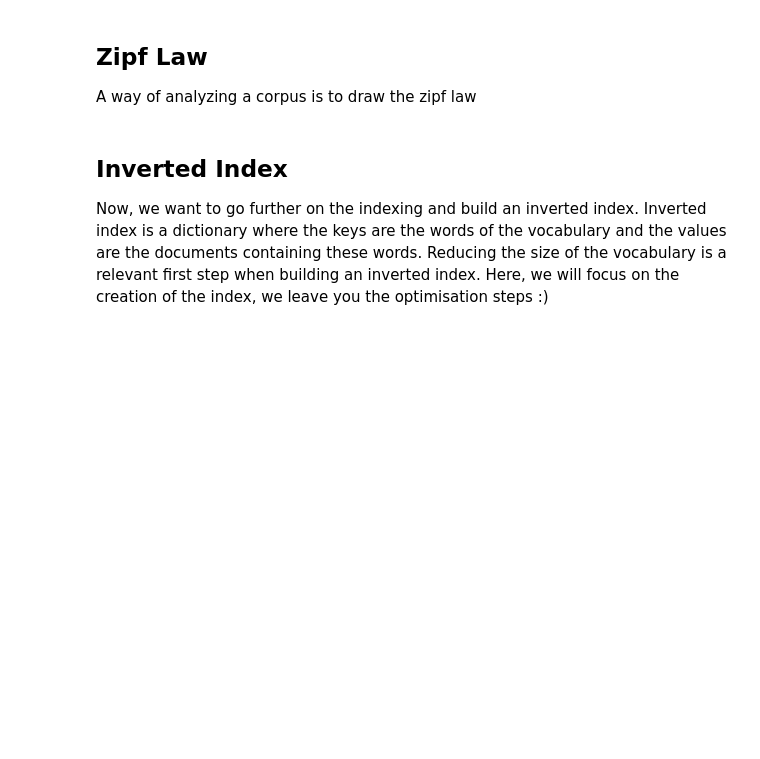
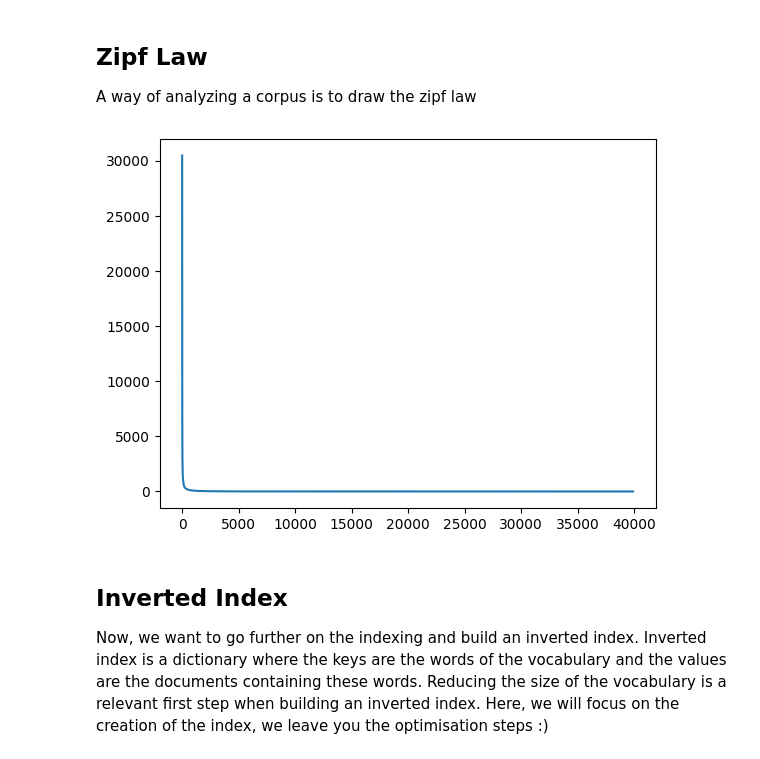
Before and after one commit to Desliny/EI_ST4, a Jupyter notebook: Notebook_jour_2.ipynb, the cells around one changed output. Cells and saved outputs as stored; diff of their text form; code cells hidden in the pictures; blank space fills up the shorter version.

```diff
--- a/Notebook_jour_2.ipynb
+++ b/Notebook_jour_2.ipynb
@@ -152,3 +213,17 @@ A way of analyzing a corpus is to draw the zipf law
+# %%
+# TODO : Draw Zipf Law on the Posts Corpus
+import matplotlib.pyplot as plt
+
+zipf = sorted(inverted_index.items(), key=lambda kv: -kv[1])
+L_Y=[]
+for _,x in zipf:
+  L_Y.append(x)
+L_X = [k for k in range(1,len(L_Y)+1)]
+
+plt.plot(L_X,L_Y)
+plt.show()
+# %% [output]
+[figure, added]
 # %% [markdown]
 ## Inverted Index
 
```
Also changed, not shown: parts of 16 cells of this notebook.
